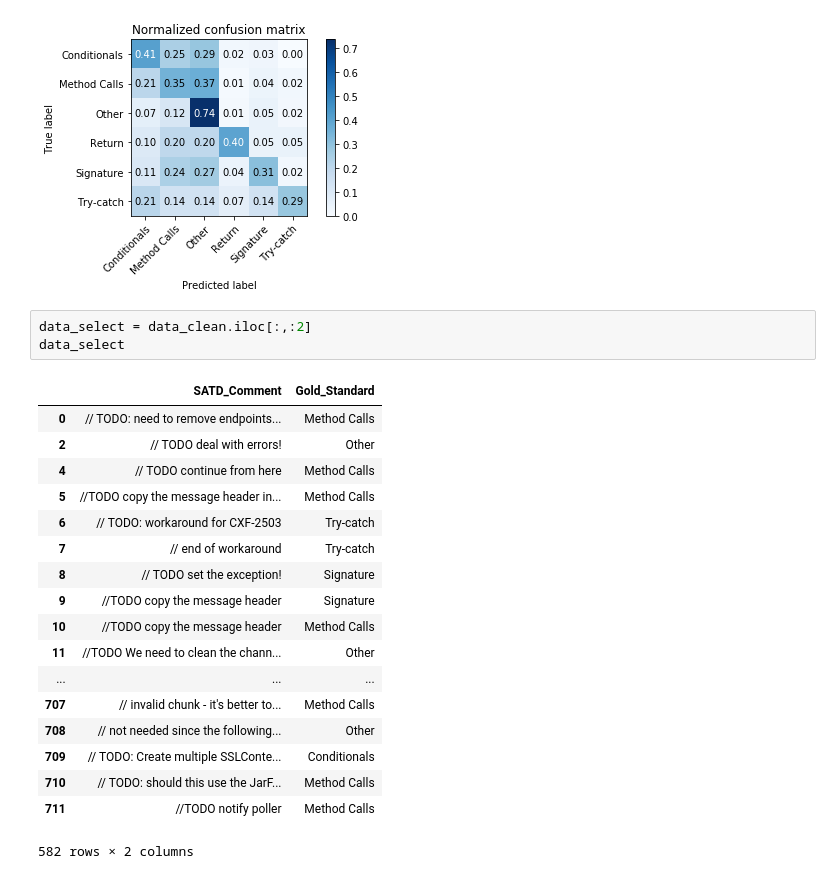
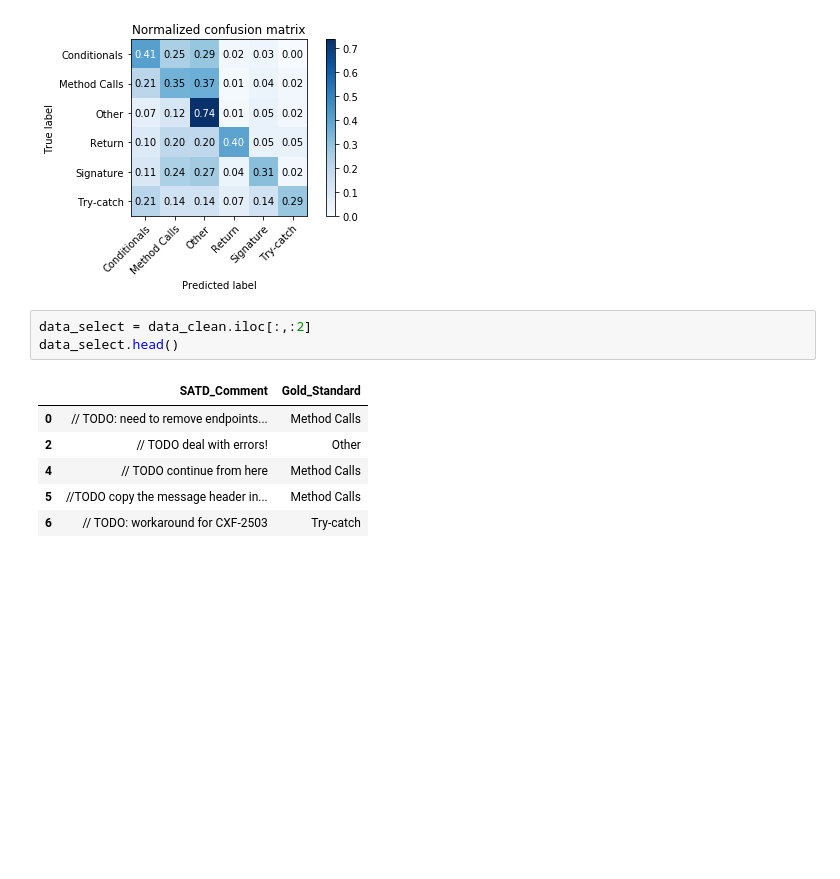
Before and after one commit to CeesGniewyk/SATD-Removal, a Jupyter notebook: Past_paper_distribution.ipynb, the cells around one changed output. Drawn from its saved outputs; the diff is of its cells as text; blank space fills up the shorter version.

```diff
--- a/Past_paper_distribution.ipynb
+++ b/Past_paper_distribution.ipynb
@@ -206,23 +206,11 @@ recall score: [0.41237113 0.35164835 0.73660714 0.4        0.31111111 0.28571429
 [figure]
 # %%
 data_select = data_clean.iloc[:,:2]
-data_select
+data_select.head()
 # %% [output]
 |  | SATD_Comment | Gold_Standard |
 | 0 | // TODO: need to remove endpoints... | Method Calls |
 | 2 | // TODO deal with errors! | Other |
 | 4 | // TODO continue from here | Method Calls |
 | 5 | //TODO copy the message header in... | Method Calls |
 | 6 | // TODO: workaround for CXF-2503 | Try-catch |
-| 7 | // end of workaround | Try-catch |
-| 8 | // TODO set the exception! | Signature |
-| 9 | //TODO copy the message header | Signature |
-| 10 | //TODO copy the message header | Method Calls |
-| 11 | //TODO We need to clean the chann... | Other |
-| ... | ... | ... |
-| 707 | // invalid chunk - it's better to... | Method Calls |
-| 708 | // not needed since the following... | Other |
-| 709 | // TODO: Create multiple SSLConte... | Conditionals |
-| 710 | // TODO: should this use the JarF... | Method Calls |
-| 711 | //TODO notify poller | Method Calls |
-582 rows × 2 columns
```
Also changed, not shown: parts of 1 cell of this notebook.
